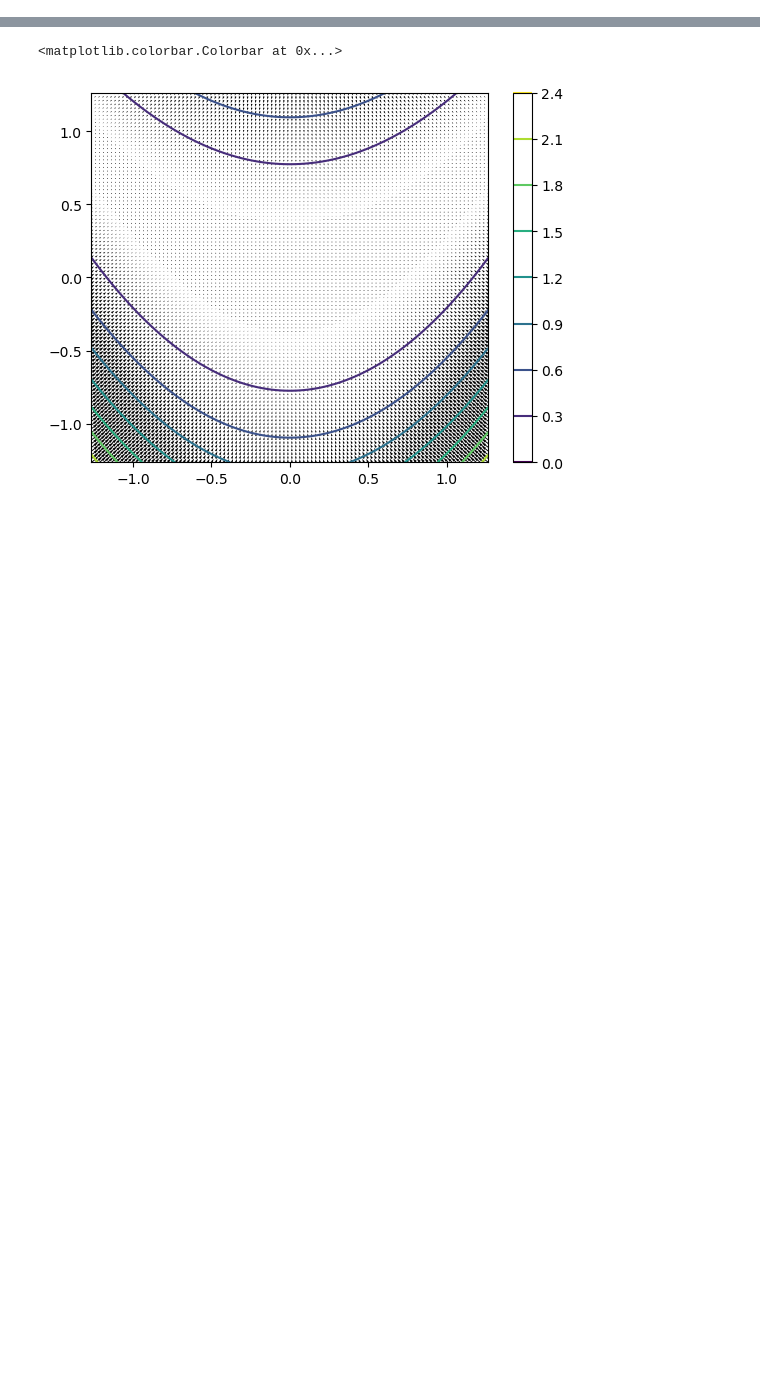
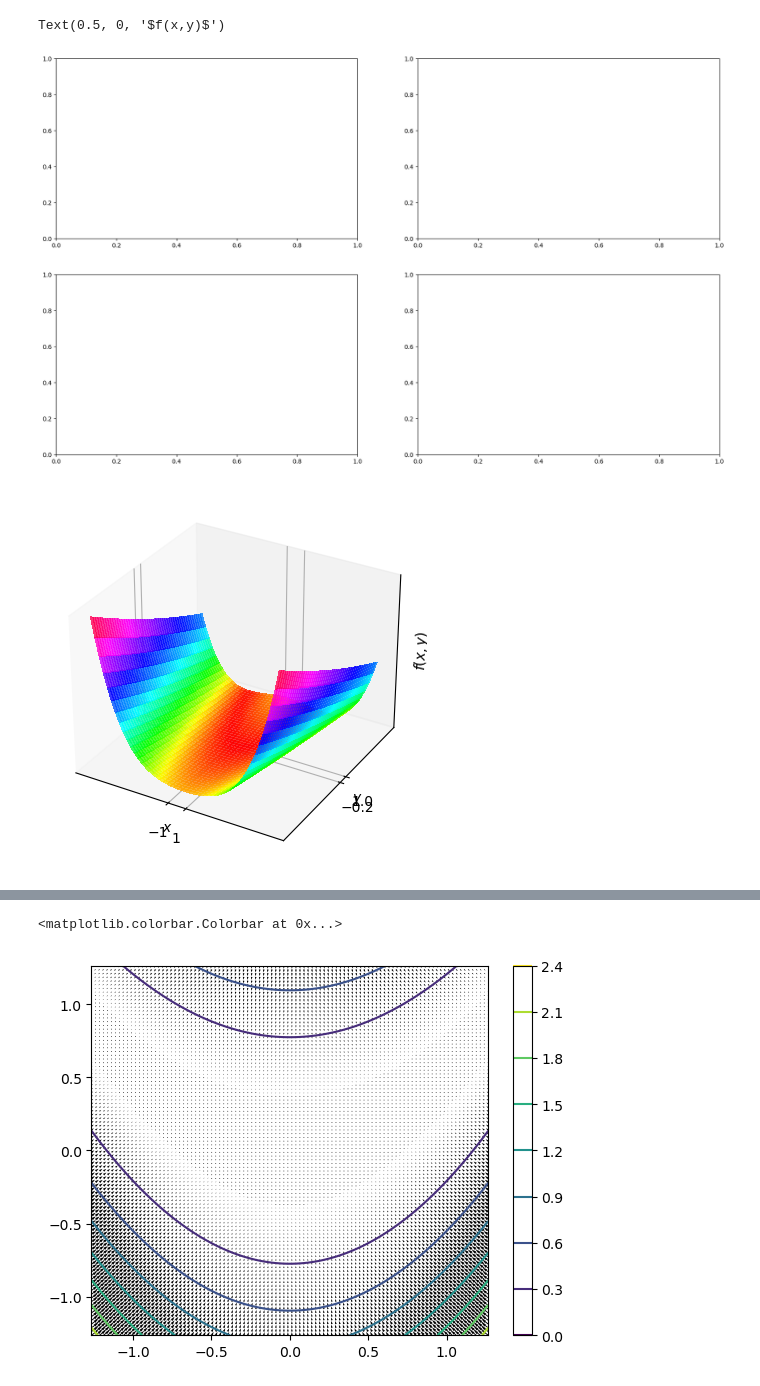
Before and after one commit to J-Hermant/Nesterov_Acceleration_Aiming_Condition, a Jupyter notebook: SQC_PL_2d.ipynb, the cells around one changed output, grey strips where cells are left out. Drawn from its saved outputs; the diff is of its cells as text; code cells hidden in the pictures; blank space fills up the shorter version.

```diff
--- a/SQC_PL_2d.ipynb
+++ b/SQC_PL_2d.ipynb
@@ -174 +179,31 @@ PL : 0.03760390021979999 RSI : 9.249268012099387e-05 EB : 0.05129315086538839
 [figure]
+# %%
+bound_square = 10.2638
+x_vals = np.linspace(-bound_square, bound_square, 1000)
+y_vals = np.linspace(-bound_square, bound_square, 1000)
+X, Y = np.meshgrid(x_vals, y_vals)
+epsilon = 0.1
+
+Z = g(X, Y,epsilon)
+# Gradient sur la grille
+U, V = grad_g(X, Y,epsilon)
+
+fig, ax = plt.subplots(2, 2, figsize=(20, 12))
+fontsize = 15
+fig1 = plt.figure()
+ax1 = fig1.add_subplot(111, projection="3d")
+norm = PowerNorm(gamma=0.6, vmin=Z.min(), vmax=Z.max())
+ax1.view_init(elev=30, azim=-60)
+ax1.plot_surface(X, Y, Z, cmap="hsv", alpha=0.8,antialiased=False,norm=norm)
+# ax1.set_title("Surface de f(x,y)")
+# ax1.scatter3D(0,0,0,label =":  Unique Minimizer",color="black",marker="x",s=100)
+ax1.set_zticks([])
+ax1.set_xticks([-1,1])
+ax1.set_yticks([-0.2,1])
+ax1.set_xlabel(r'$x$',labelpad=-10)
+ax1.set_ylabel(r'$y$',labelpad=-10)
+ax1.set_zlabel(r'$f(x,y)$',labelpad=-10)
+# %% [output]
+Text(0.5, 0, '$f(x,y)$')
+[figure, added]
+[figure, added]
```
Also changed, not shown: parts of 6 cells of this notebook, 1 other file.
